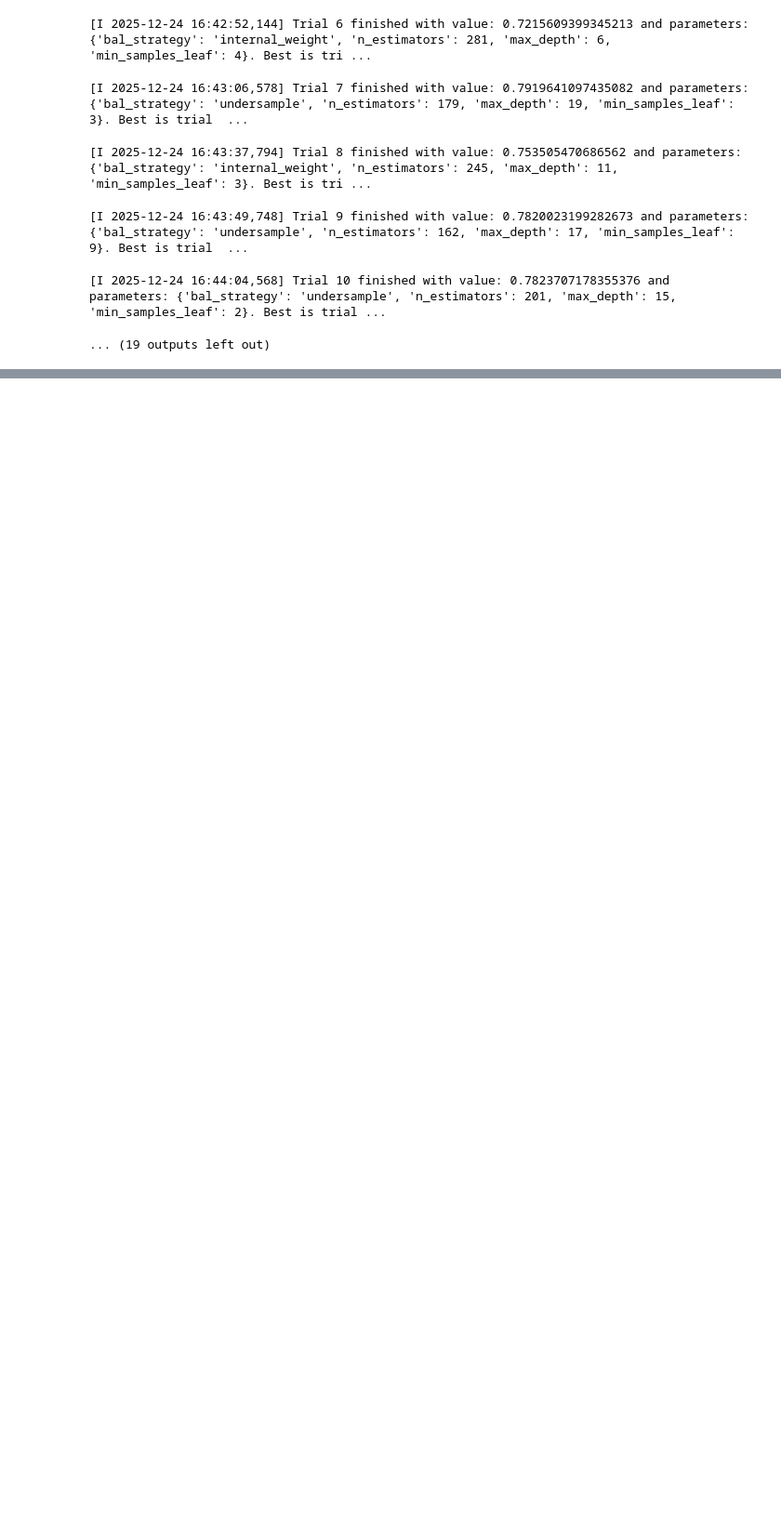
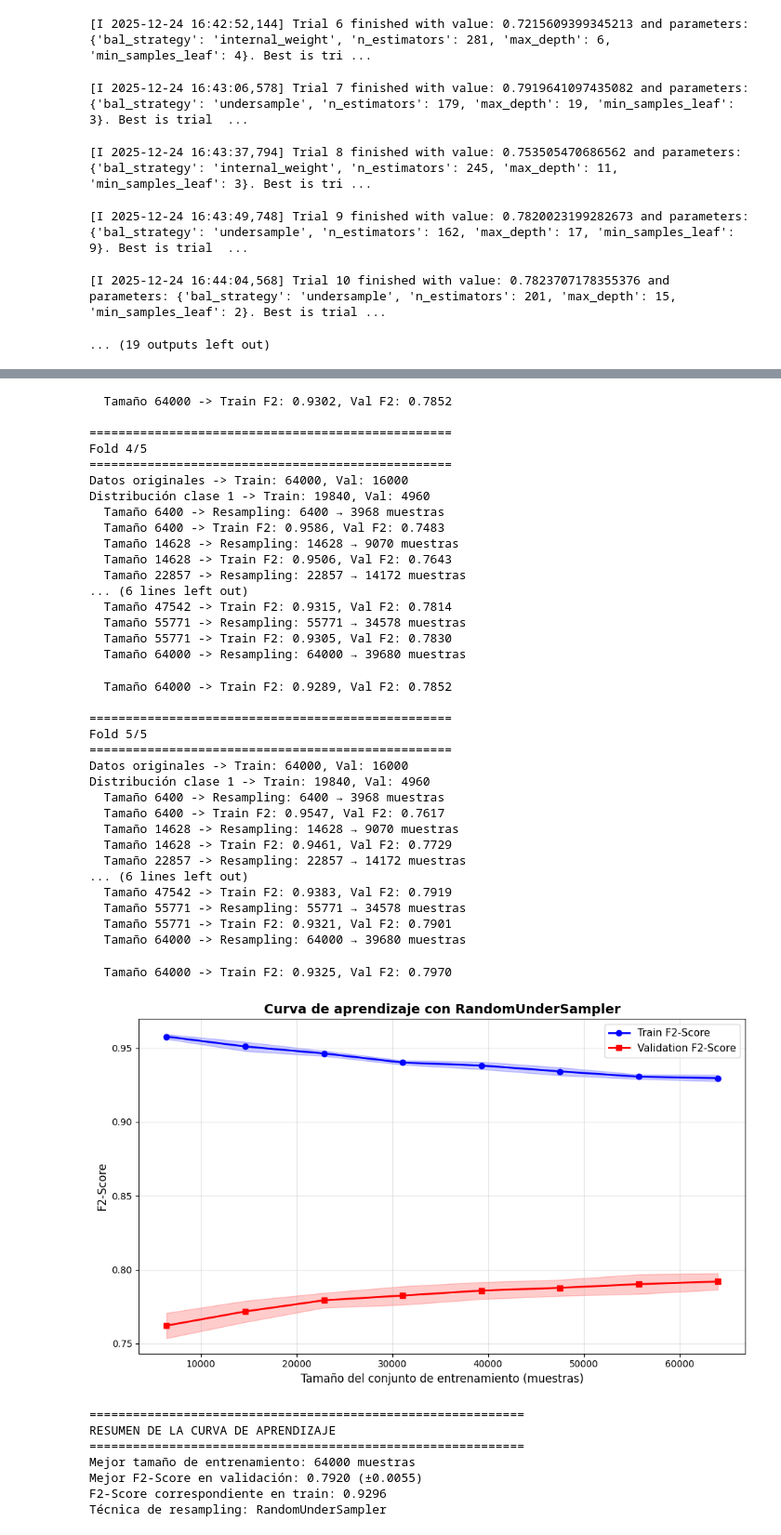
Before and after one commit to HadrianC-hub/Machine-Learning-Project, a Jupyter notebook: src/probl1_randomforest.ipynb, the cells around one changed output, grey strips where cells are left out. Shown: that part at 93% size. Drawn from its saved outputs; the diff is of its cells as text; code cells hidden in the pictures; blank space fills up the shorter version.

Commit message:
P1_RandomForest - generación de matriz de confusión y curva de aprendizaje

```diff
--- a/src/probl1_randomforest.ipynb
+++ b/src/probl1_randomforest.ipynb
@@ -68,3 +68,5 @@ study.optimize(lambda trial: objective_rf_sampling(trial, X_train, y_train), n_t
 [I 2025-12-24 16:43:49,748] Trial 9 finished with value: 0.7820023199282673 and parameters: {'bal_strategy': 'undersample', 'n_estimators': 162, 'max_depth': 17, 'min_samples_leaf': 9}. Best is trial  ...
 [I 2025-12-24 16:44:04,568] Trial 10 finished with value: 0.7823707178355376 and parameters: {'bal_strategy': 'undersample', 'n_estimators': 201, 'max_depth': 15, 'min_samples_leaf': 2}. Best is trial ...
 ... (19 outputs left out)
+# %%
+optuna.visualization.plot_optimization_history(study)
@@ -70,0 +77,20 @@ study.optimize(lambda trial: objective_rf_sampling(trial, X_train, y_train), n_t
+# %%
+best_params = study.best_params
+under = best_params.pop('bal_strategy')
+best_model = RandomForestClassifier(**best_params)
+pipeline = Pipeline([
+    ('sampler', RandomUnderSampler(random_state=42)),
+    ('model', best_model)
+])
+# %%
+result = learning_curve_with_resampling(
+    estimator=best_model,
+    sampler= RandomUnderSampler(),
+    X=X_train,
+    y=y_train,
+    train_sizes=np.linspace(0.1, 1.0, 8),
+    cv=5,
+    verbose=True,
+    use_tqdm=True
+)
+# %% [output]
@@ -70,0 +151,43 @@ study.optimize(lambda trial: objective_rf_sampling(trial, X_train, y_train), n_t
+  Tamaño 64000 -> Train F2: 0.9302, Val F2: 0.7852
+
+==================================================
+Fold 4/5
+==================================================
+Datos originales -> Train: 64000, Val: 16000
+Distribución clase 1 -> Train: 19840, Val: 4960
+  Tamaño 6400 -> Resampling: 6400 → 3968 muestras
+  Tamaño 6400 -> Train F2: 0.9586, Val F2: 0.7483
+  Tamaño 14628 -> Resampling: 14628 → 9070 muestras
+  Tamaño 14628 -> Train F2: 0.9506, Val F2: 0.7643
+  Tamaño 22857 -> Resampling: 22857 → 14172 muestras
+... (6 lines left out)
+  Tamaño 47542 -> Train F2: 0.9315, Val F2: 0.7814
+  Tamaño 55771 -> Resampling: 55771 → 34578 muestras
+  Tamaño 55771 -> Train F2: 0.9305, Val F2: 0.7830
+  Tamaño 64000 -> Resampling: 64000 → 39680 muestras
+  Tamaño 64000 -> Train F2: 0.9289, Val F2: 0.7852
+
+==================================================
+Fold 5/5
+==================================================
+Datos originales -> Train: 64000, Val: 16000
+Distribución clase 1 -> Train: 19840, Val: 4960
+  Tamaño 6400 -> Resampling: 6400 → 3968 muestras
+  Tamaño 6400 -> Train F2: 0.9547, Val F2: 0.7617
+  Tamaño 14628 -> Resampling: 14628 → 9070 muestras
+  Tamaño 14628 -> Train F2: 0.9461, Val F2: 0.7729
+  Tamaño 22857 -> Resampling: 22857 → 14172 muestras
+... (6 lines left out)
+  Tamaño 47542 -> Train F2: 0.9383, Val F2: 0.7919
+  Tamaño 55771 -> Resampling: 55771 → 34578 muestras
+  Tamaño 55771 -> Train F2: 0.9321, Val F2: 0.7901
+  Tamaño 64000 -> Resampling: 64000 → 39680 muestras
+  Tamaño 64000 -> Train F2: 0.9325, Val F2: 0.7970
+[figure, added]
+============================================================
+RESUMEN DE LA CURVA DE APRENDIZAJE
+============================================================
+Mejor tamaño de entrenamiento: 64000 muestras
+Mejor F2-Score en validación: 0.7920 (±0.0055)
+F2-Score correspondiente en train: 0.9296
+Técnica de resampling: RandomUnderSampler
```
Also changed, not shown: parts of 6 cells of this notebook.
